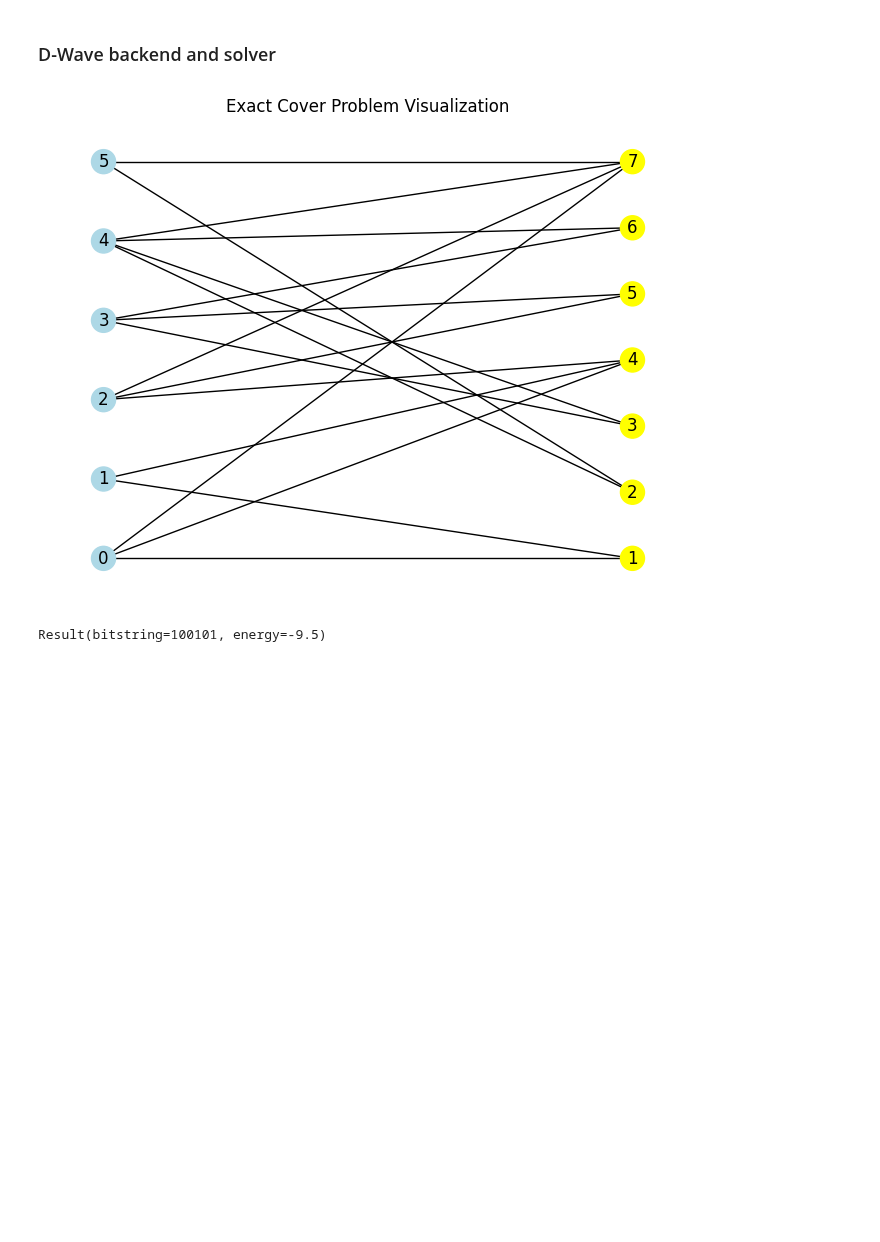
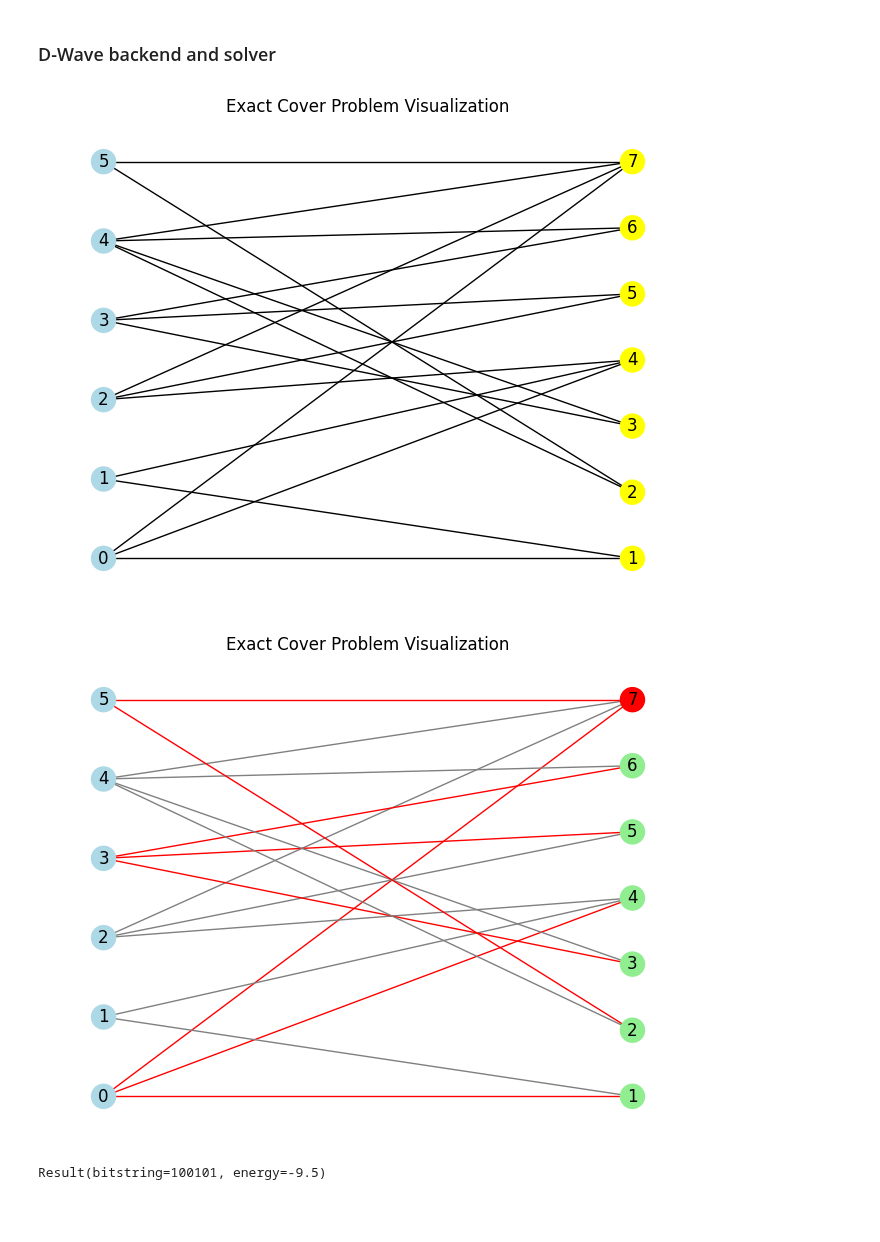
Before and after one commit to PCSS-Quantum/QLauncher, a Jupyter notebook: examples/backends_algorithms.ipynb, the cells around one changed output. Drawn from its saved outputs; the diff is of its cells as text; code cells hidden in the pictures; blank space fills up the shorter version.

```diff
--- a/examples/backends_algorithms.ipynb
+++ b/examples/backends_algorithms.ipynb
@@ -32,14 +34,16 @@ Result(bitstring=101010, energy=5.151569710488121)
 # %%
 pr = EC.from_preset("toy")
 pr.visualize()
 
 alg = DwaveSolver(1)
 backend = SimulatedAnnealingBackend('local')
 launcher = QuantumLauncher(pr, alg, backend)
 result = launcher.run()
+pr.visualize(result.best_bitstring)
 result
 # %% [output]
 [figure]
+[figure, added]
 Result(bitstring=100101, energy=-9.5)
 # %% [markdown]
 ##
```
Also changed, not shown: parts of 2 cells of this notebook, 8 other files.
